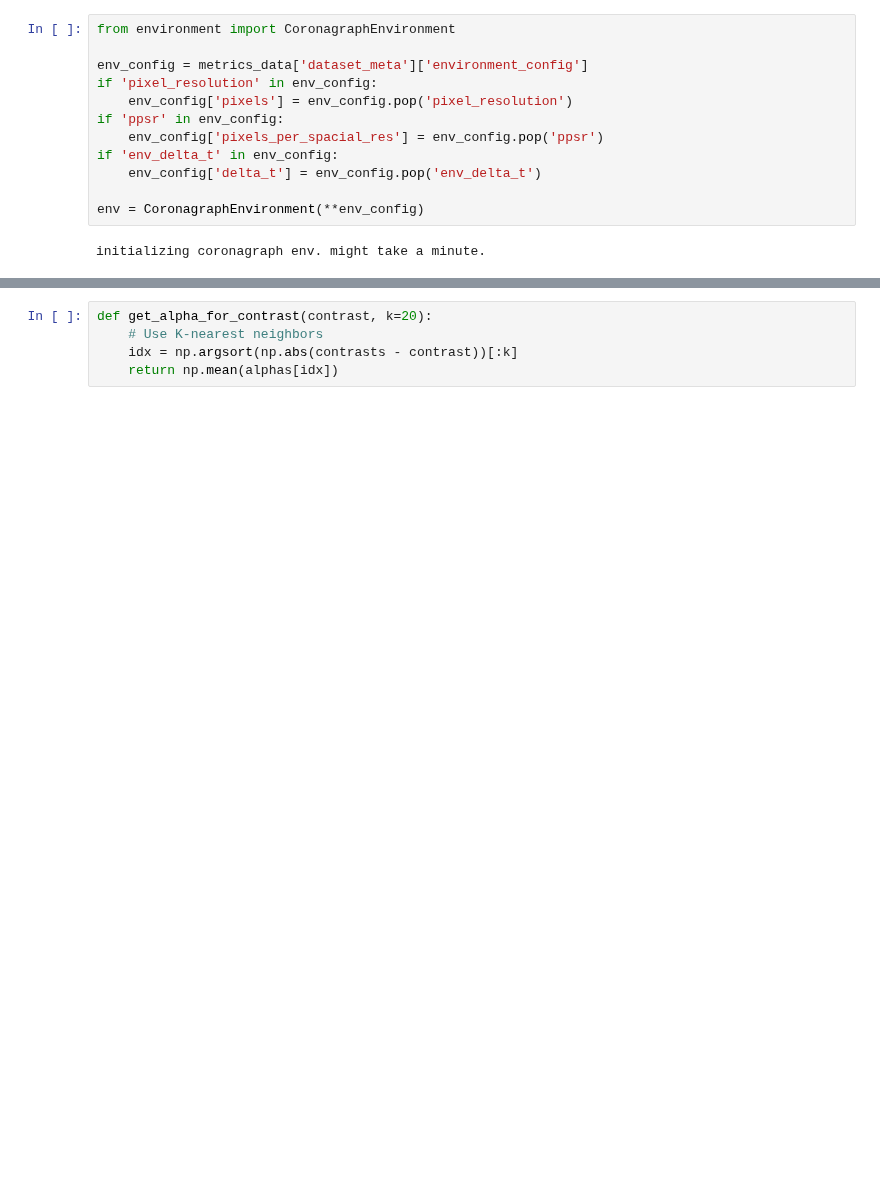
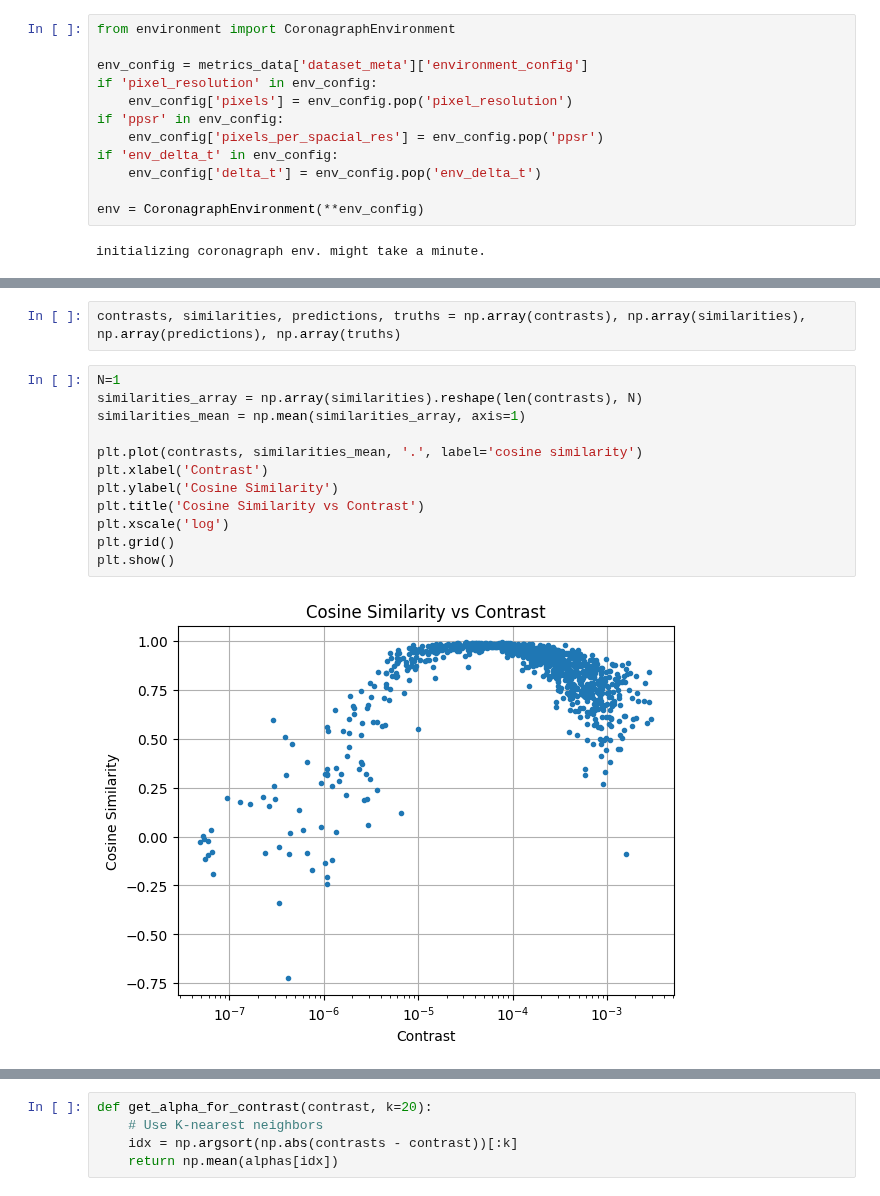
Before and after one commit to AlexeiKorolev/NASA-RL-Wavefront-Control, a Jupyter notebook: RL/scaling_regularization.ipynb, the cells around one changed output, grey strips where cells are left out. Saved outputs shown, nothing was run; the diff lists cells and outputs as text; blank space fills up the shorter version.

```diff
--- a/RL/scaling_regularization.ipynb
+++ b/RL/scaling_regularization.ipynb
@@ -231,3 +214,19 @@ Using slopes: False
+# %%
+contrasts, similarities, predictions, truths = np.array(contrasts), np.array(similarities), np.array(predictions), np.array(truths)
+# %%
+N=1
+similarities_array = np.array(similarities).reshape(len(contrasts), N)
+similarities_mean = np.mean(similarities_array, axis=1)
+
+plt.plot(contrasts, similarities_mean, '.', label='cosine similarity')
+plt.xlabel('Contrast')
+plt.ylabel('Cosine Similarity')
+plt.title('Cosine Similarity vs Contrast')
+plt.xscale('log')
+plt.grid()
+plt.show()
+# %% [output]
+[figure, added]
 # %% [markdown]
 $$\text{argmin}_{\alpha} (\vert \vert X - \alpha y \vert \vert)$$
 
```
Also changed, not shown: parts of 15 cells of this notebook, 10 other files.
